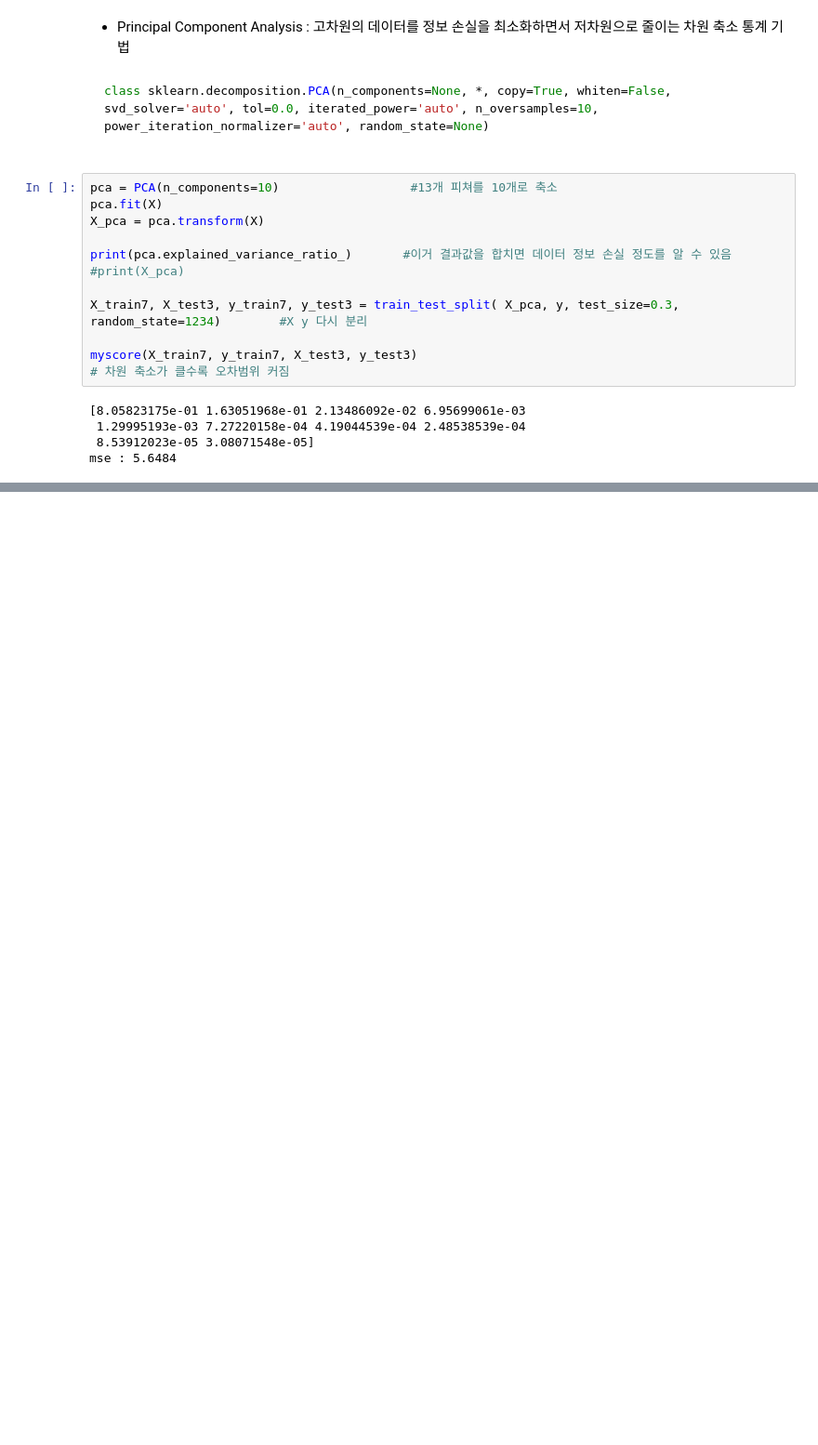
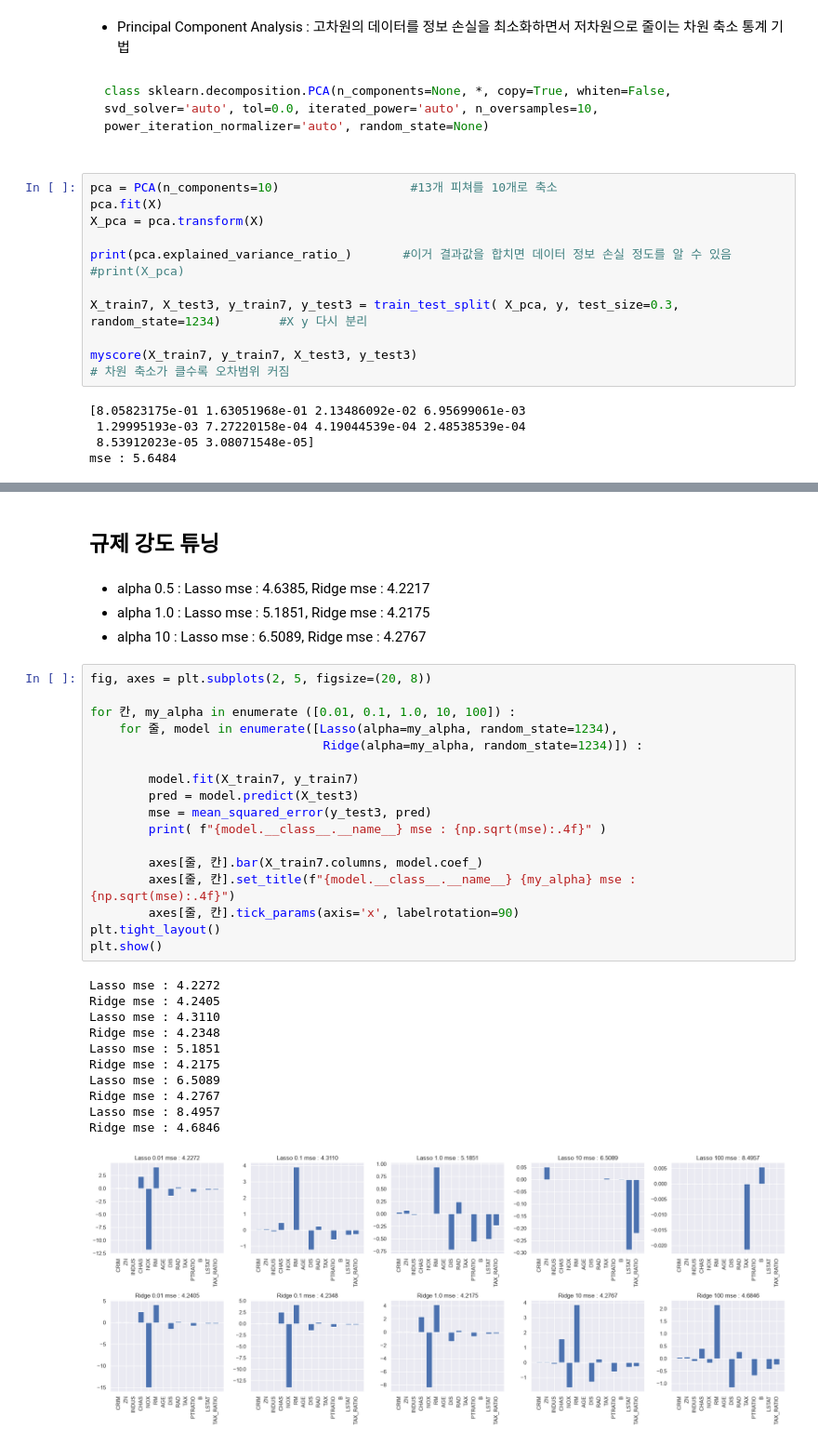
Before and after one commit to jmin0727/My_Workspace, a Jupyter notebook: 03_lec_ml/lec05_머신러닝전처리&가공.ipynb, the cells around one changed output, grey strips where cells are left out. Shown at 93% size. Cells and saved outputs as stored; diff of their text form; blank space fills up the shorter version.

```diff
--- a/03_lec_ml/lec05_머신러닝전처리&가공.ipynb
+++ b/03_lec_ml/lec05_머신러닝전처리&가공.ipynb
@@ -629,0 +720,35 @@ mse : 5.6484
+# %% [markdown]
+## **규제 강도 튜닝**
+# %% [markdown]
+* alpha 0.5 : Lasso mse : 4.6385, Ridge mse : 4.2217
+* alpha 1.0 : Lasso mse : 5.1851, Ridge mse : 4.2175
+* alpha 10 : Lasso mse : 6.5089, Ridge mse : 4.2767
+# %%
+fig, axes = plt.subplots(2, 5, figsize=(20, 8))
+
+for 칸, my_alpha in enumerate ([0.01, 0.1, 1.0, 10, 100]) :
+    for 줄, model in enumerate([Lasso(alpha=my_alpha, random_state=1234),
+                                Ridge(alpha=my_alpha, random_state=1234)]) :
+
+        model.fit(X_train7, y_train7)
+        pred = model.predict(X_test3)
+        mse = mean_squared_error(y_test3, pred)
+        print( f"{model.__class__.__name__} mse : {np.sqrt(mse):.4f}" )
+
+        axes[줄, 칸].bar(X_train7.columns, model.coef_)
+        axes[줄, 칸].set_title(f"{model.__class__.__name__} {my_alpha} mse : {np.sqrt(mse):.4f}")
+        axes[줄, 칸].tick_params(axis='x', labelrotation=90)
+plt.tight_layout()
+plt.show()
+# %% [output]
+Lasso mse : 4.2272
+Ridge mse : 4.2405
+Lasso mse : 4.3110
+Ridge mse : 4.2348
+Lasso mse : 5.1851
+Ridge mse : 4.2175
+Lasso mse : 6.5089
+Ridge mse : 4.2767
+Lasso mse : 8.4957
+Ridge mse : 4.6846
+[figure, added]
```
Also changed, not shown: parts of 16 cells of this notebook, 9 other files.
